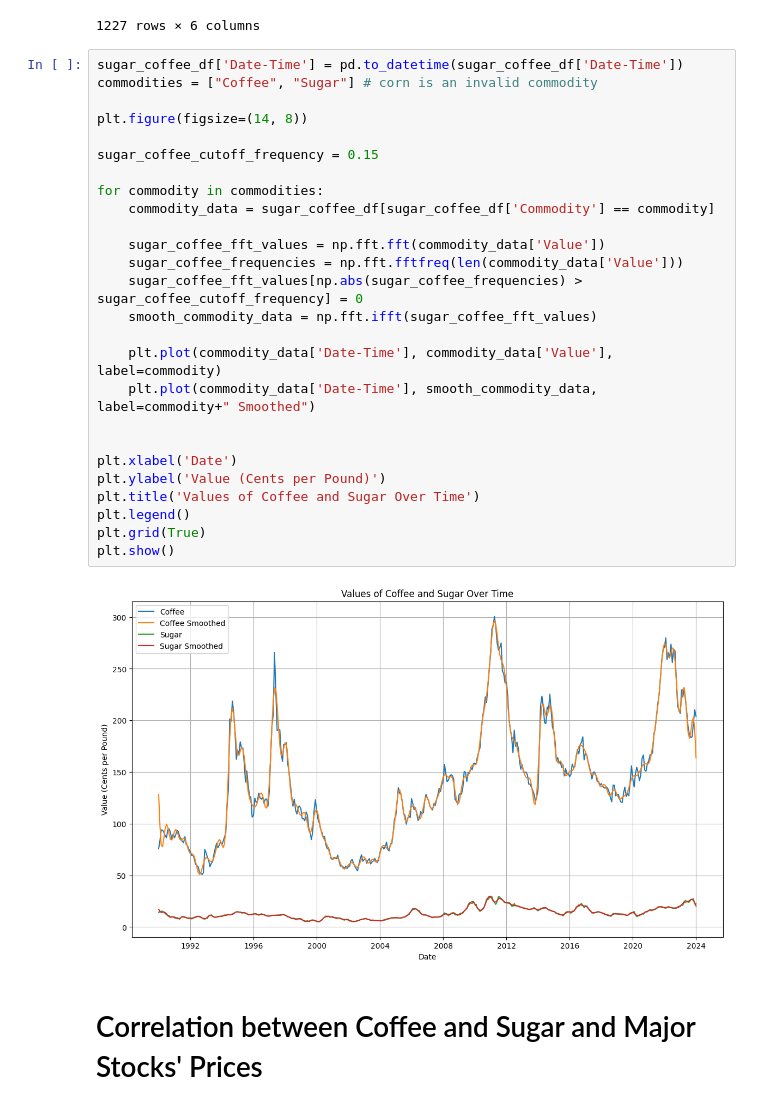
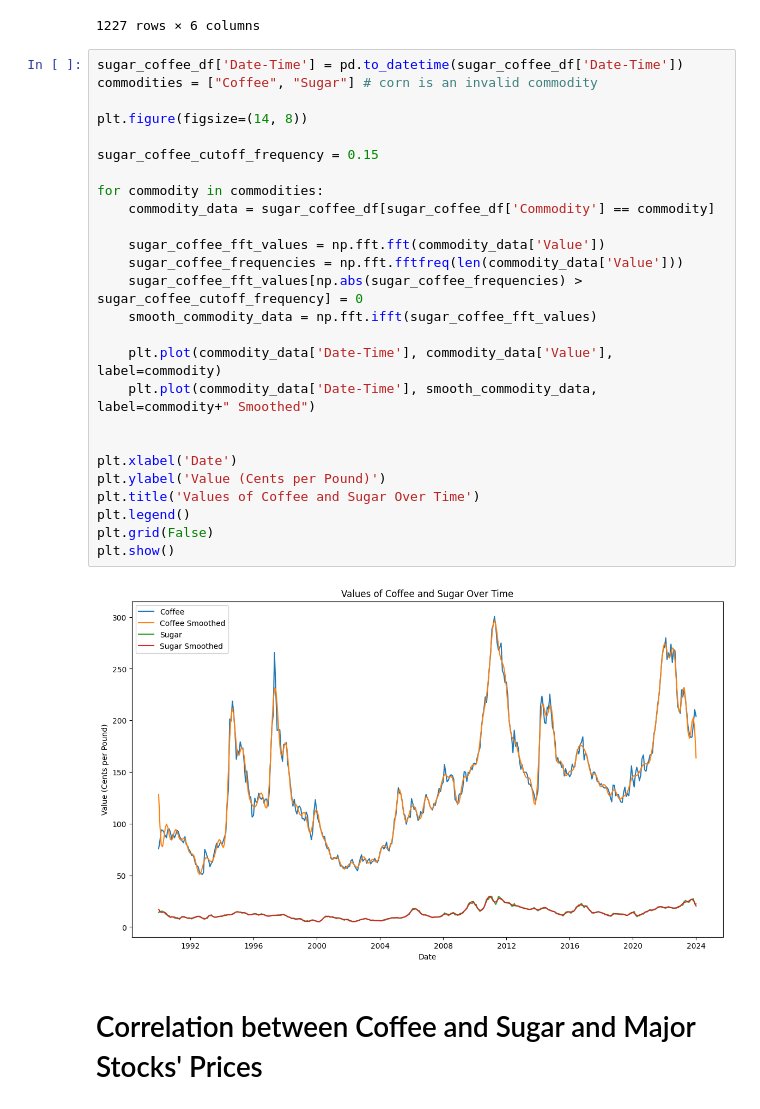
Before and after one commit to matchten/cit-datathon-2024, a Jupyter notebook: stocks.ipynb, the cells around one changed output. Cells and saved outputs as stored; diff of their text form.

```diff
--- a/stocks.ipynb
+++ b/stocks.ipynb
@@ -339,31 +369,31 @@ sugar_coffee_df
 # %%
 sugar_coffee_df['Date-Time'] = pd.to_datetime(sugar_coffee_df['Date-Time'])
 commodities = ["Coffee", "Sugar"] # corn is an invalid commodity
 
 plt.figure(figsize=(14, 8))
 
 sugar_coffee_cutoff_frequency = 0.15
 
 for commodity in commodities:
     commodity_data = sugar_coffee_df[sugar_coffee_df['Commodity'] == commodity]
 
     sugar_coffee_fft_values = np.fft.fft(commodity_data['Value'])
     sugar_coffee_frequencies = np.fft.fftfreq(len(commodity_data['Value']))
     sugar_coffee_fft_values[np.abs(sugar_coffee_frequencies) > sugar_coffee_cutoff_frequency] = 0
     smooth_commodity_data = np.fft.ifft(sugar_coffee_fft_values)
 
     plt.plot(commodity_data['Date-Time'], commodity_data['Value'], label=commodity)
     plt.plot(commodity_data['Date-Time'], smooth_commodity_data, label=commodity+" Smoothed")
 
 
 plt.xlabel('Date')
 plt.ylabel('Value (Cents per Pound)')
 plt.title('Values of Coffee and Sugar Over Time')
 plt.legend()
-plt.grid(True)
+plt.grid(False)
 plt.show()
 # %% [output]
-[figure, old version]
+[figure, new version]
 # %% [markdown]
 # Correlation between Coffee and Sugar and Major Stocks' Prices
 # %%
```
Also changed, not shown: parts of 6 cells of this notebook.
